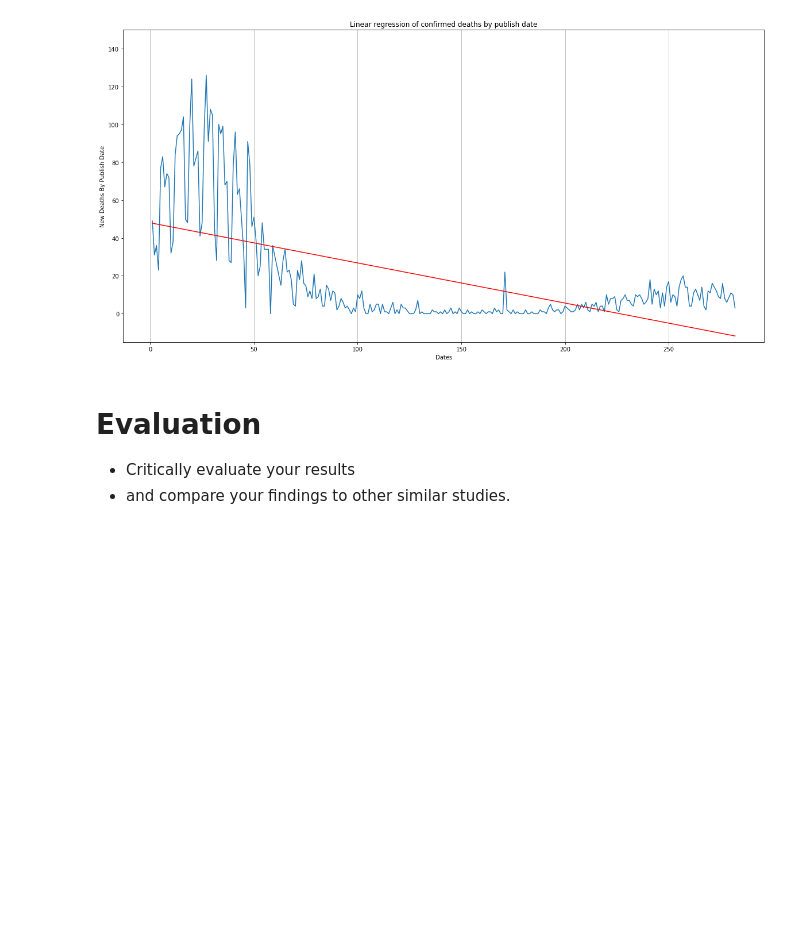
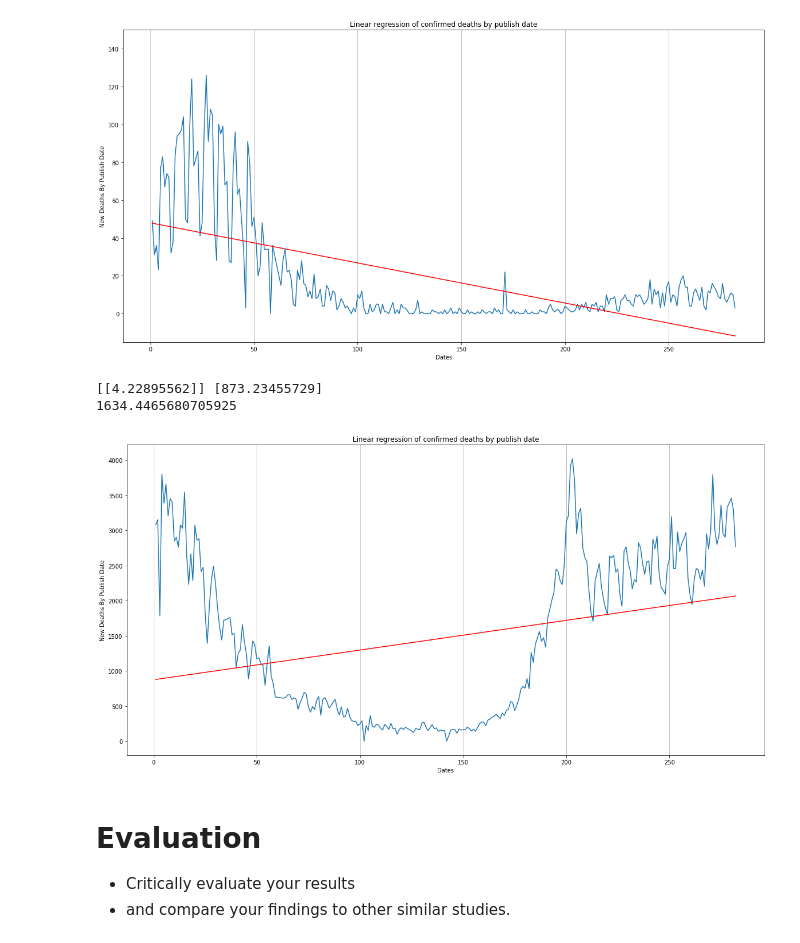
Before and after one commit to JustGinger888/DataScience, a Jupyter notebook: DataReport.ipynb, the cells around one changed output. Drawn from its saved outputs; the diff is of its cells as text; code cells hidden in the pictures; blank space fills up the shorter version.

```diff
--- a/DataReport.ipynb
+++ b/DataReport.ipynb
@@ -939,6 +941,63 @@ plt.show()
 [[-0.21203915]] [48.01559381]
 9.848547210832166
 [figure]
+# %%
+#Linear Regression
+import matplotlib.pyplot as plt
+import pandas as pd
+import numpy as np
+from sklearn.linear_model import LinearRegression
+
+def ger_regression_predictions(features, intercept, slope):
+    predicted_values = features*slope + intercept
+    return predicted_values
+
+filename = 'data.xlsx'
+df = pd.read_excel(filename)
+
+filter = df['areaName']=='East Midlands'
+df = df[filter]
+df = df[['newCasesByPublishDate', 'date']]
+data = df[['newCasesByPublishDate', 'date']]
+
+data['month'] = df['date'].dt.month
+data['day'] = df['date'].dt.day
+data['date'] = (df['date'].dt.month-1) * 31 + df['date'].dt.day
+
+size = int(len(X) * 0.8)
+train= data[:(int(len(X) * 0.8))]
+test = data[(int(len(X) * 0.2)):]
+# train autoregression
+model = LinearRegression()
+trainX = np.array(train[['date']])
+trainY = np.array(train[['newCasesByPublishDate']])
+model.fit(trainX, trainY)
+coef = model.coef_
+intercept = model.intercept_
+
+print(coef, intercept)
+
+f = plt.figure()
+f.set_figwidth(20)
+f.set_figheight(10)
+
+plt.plot(train['date'],train['newCasesByPublishDate'])
+
+plt.plot(trainX, coef*trainX + intercept, '-r')
+
+estimated_values = ger_regression_predictions(180, intercept[0], coef[0][0])
+print(estimated_values)
+
+plt.title('Linear regression of confirmed deaths by publish date')
+# plt.ylim(bottom=-15, top=150)
+plt.xlabel('Dates')
+plt.ylabel('New Deaths By Publish Date')
+plt.grid(axis='x')
+plt.show()
+# %% [output]
+[[4.22895562]] [873.23455729]
+1634.4465680705925
+[figure, added]
 # %% [markdown]
 # Evaluation
 
```
Also changed, not shown: parts of 1 cell of this notebook.
